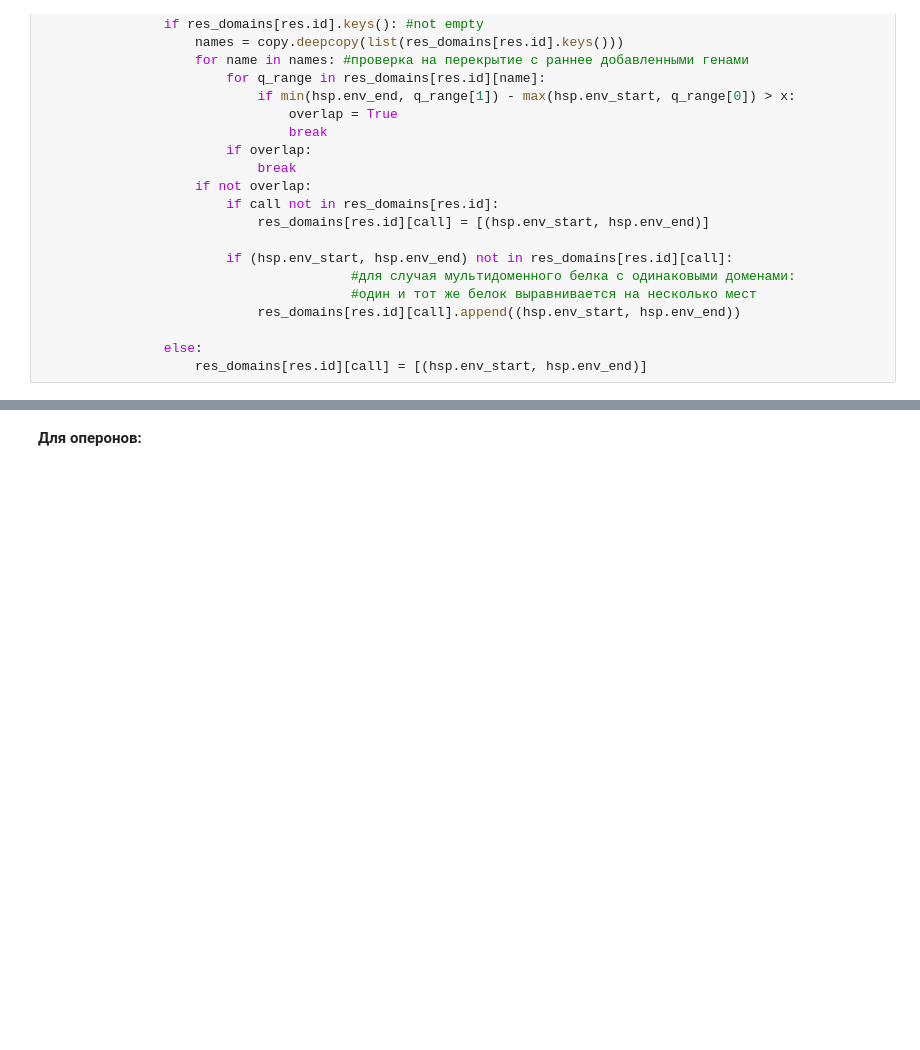
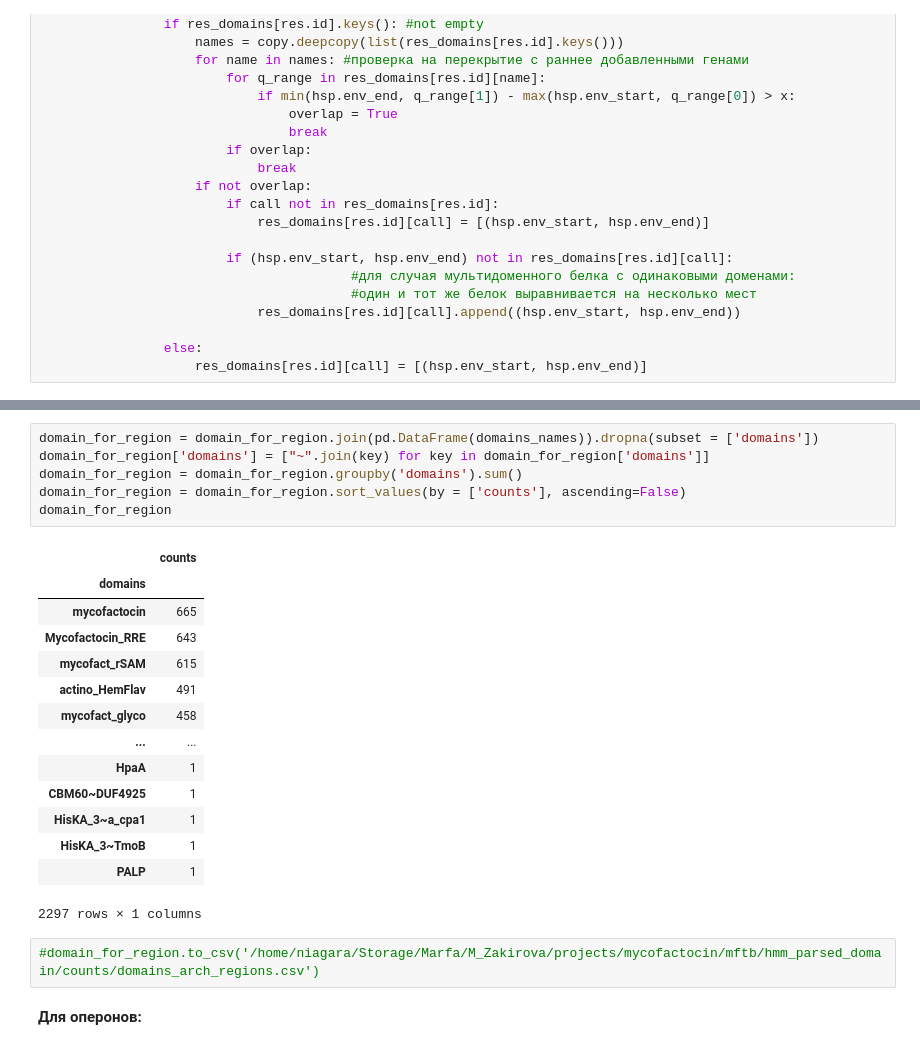
Before and after one commit to marfadita/mycofactocin, a Jupyter notebook: mftb/hmm_for_domains/counts/domain_arch_counts.ipynb, the cells around one changed output, grey strips where cells are left out. Cells and saved outputs as stored; diff of their text form; blank space fills up the shorter version.

```diff
--- a/mftb/hmm_for_domains/counts/domain_arch_counts.ipynb
+++ b/mftb/hmm_for_domains/counts/domain_arch_counts.ipynb
@@ -127,3 +151,26 @@ domain_for_region
+# %%
+domain_for_region = domain_for_region.join(pd.DataFrame(domains_names)).dropna(subset = ['domains'])
+domain_for_region['domains'] = ["~".join(key) for key in domain_for_region['domains']]
+domain_for_region = domain_for_region.groupby('domains').sum()
+domain_for_region = domain_for_region.sort_values(by = ['counts'], ascending=False)
+domain_for_region
+# %% [output]
+|  | counts |
+| domains |  |
+| mycofactocin | 665 |
+| Mycofactocin_RRE | 643 |
+| mycofact_rSAM | 615 |
+| actino_HemFlav | 491 |
+| mycofact_glyco | 458 |
+| ... | ... |
+| HpaA | 1 |
+| CBM60~DUF4925 | 1 |
+| HisKA_3~a_cpa1 | 1 |
+| HisKA_3~TmoB | 1 |
+| PALP | 1 |
+2297 rows × 1 columns
+# %%
+#domain_for_region.to_csv('/home/niagara/Storage/Marfa/M_Zakirova/projects/mycofactocin/mftb/hmm_parsed_domain/counts/domains_arch_regions.csv')
 # %% [markdown]
 __Для оперонов:__
 # %%
```
Also changed, not shown: parts of 13 cells of this notebook.
